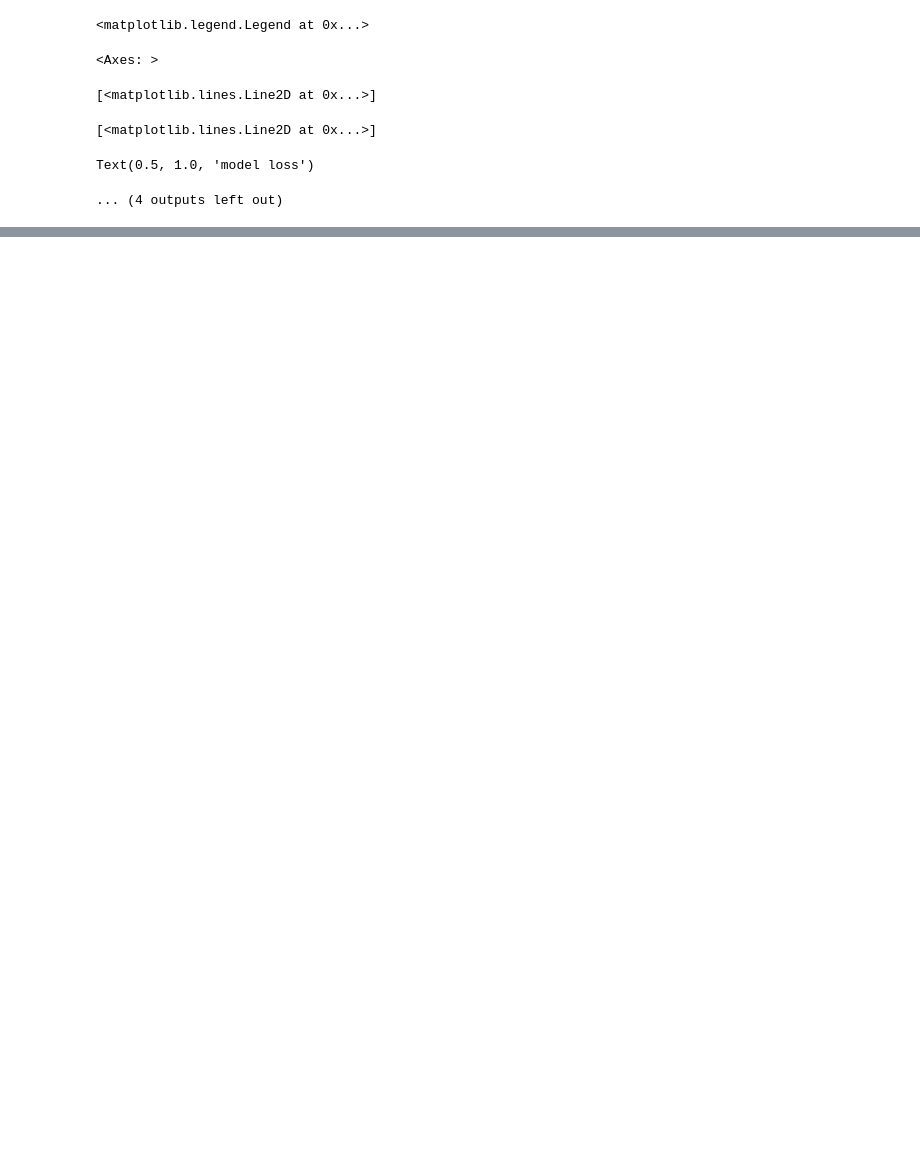
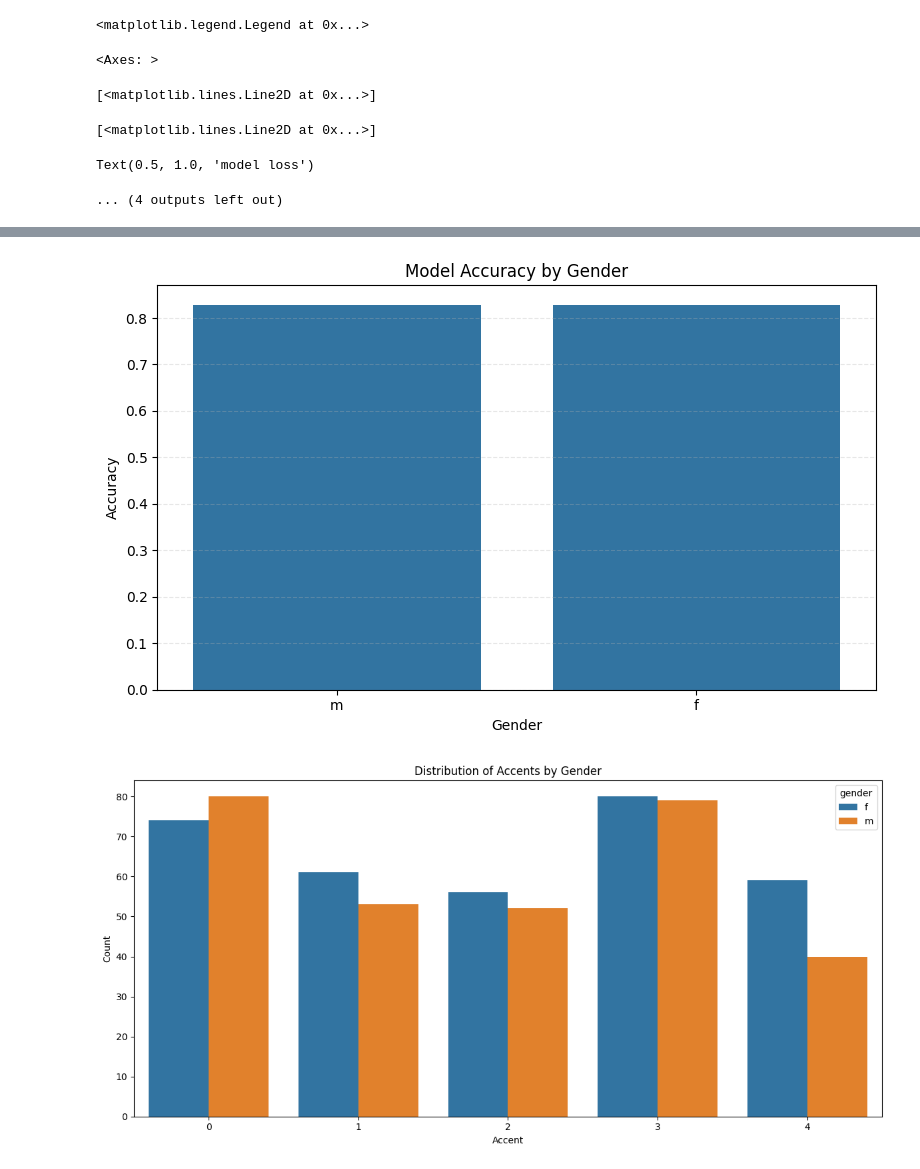
Before and after one commit to kaispeidel/DeepLearningGroupWork, a Jupyter notebook: code/DL_code.ipynb, the cells around one changed output, grey strips where cells are left out. Drawn from its saved outputs; the diff is of its cells as text; code cells hidden in the pictures; blank space fills up the shorter version.

```diff
--- a/code/DL_code.ipynb
+++ b/code/DL_code.ipynb
@@ -398,0 +781,70 @@ Text(0.5, 1.0, 'model loss')
+# %%
+# Analyze performance by gender
+def analyze_by_gender(model, X, y, gender_data):
+    # Get predictions
+    y_pred_prob = model.predict(X)
+    y_pred = np.argmax(y_pred_prob, axis=1)
+    y_true = np.argmax(y, axis=1)
+
+    # Create a dataframe with results
+    results_df = pd.DataFrame({
+        'true_label': y_true,
+        'predicted_label': y_pred,
+        'gender': gender_data
+    })
+
+    # Calculate accuracy by gender
+    gender_accuracy = {}
+    for gender in results_df['gender'].unique():
+        gender_results = results_df[results_df['gender'] == gender]
+        gender_accuracy[gender] = accuracy_score(
+            gender_results['true_label'],
+            gender_results['predicted_label']
+        )
+
+    # Create a dataframe for gender accuracy
+    gender_acc_df = pd.DataFrame({
+        'Gender': list(gender_accuracy.keys()),
+        'Accuracy': list(gender_accuracy.values())
+    })
+
+    # Plot gender-based accuracy
+    plt.figure(figsize=(8, 5))
+    sns.barplot(x='Gender', y='Accuracy', data=gender_acc_df)
+    plt.title('Model Accuracy by Gender')
+    plt.grid(True, linestyle='--', alpha=0.3, axis='y')
+    plt.tight_layout()
+    plt.savefig('gender_accuracy.png', dpi=300, bbox_inches='tight')
+    plt.show()
+
+    # More detailed analysis by gender and accent
+    plt.figure(figsize=(12, 6))
+    sns.countplot(x='true_label', hue='gender', data=results_df)
+    plt.title('Distribution of Accents by Gender')
+    plt.xlabel('Accent')
+    plt.ylabel('Count')
+    plt.tight_layout()
+    plt.savefig('gender_accent_distribution.png', dpi=300, bbox_inches='tight')
+    plt.show()
+
+    # Calculate confusion matrices by gender
+    for gender in results_df['gender'].unique():
+        gender_results = results_df[results_df['gender'] == gender]
+        cm = confusion_matrix(gender_results['true_label'], gender_results['predicted_label'])
+
+        plt.figure(figsize=(8, 6))
+        sns.heatmap(cm, annot=True, fmt='d', cmap='Blues', xticklabels=class_names, yticklabels=class_names)
+        plt.title(f'Confusion Matrix - Gender: {gender}')
+        plt.ylabel('True Label')
+        plt.xlabel('Predicted Label')
+        plt.tight_layout()
+        plt.savefig(f'confusion_matrix_gender_{gender}.png', dpi=300, bbox_inches='tight')
+        plt.show()
+
+# Extract gender information for test set
+test_indices = X_test.index if hasattr(X_test, 'index') else np.arange(len(X_test))
+test_gender = df.iloc[test_indices]['gender'].values
+
+# Analyze best model performance by gender
+analyze_by_gender(best_model, X_test, y_test, test_gender)
+# %% [output]
@@ -398,0 +852,2 @@ Text(0.5, 1.0, 'model loss')
+[figure, added]
+[figure, added]
```
Also changed, not shown: parts of 12 cells of this notebook, 3 other files.
